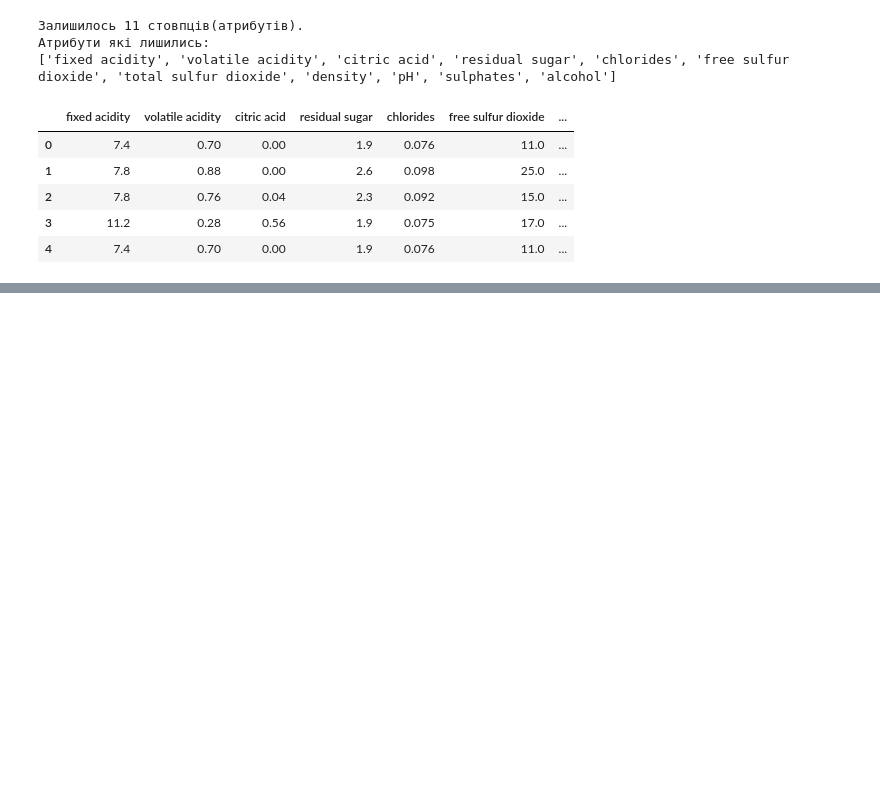
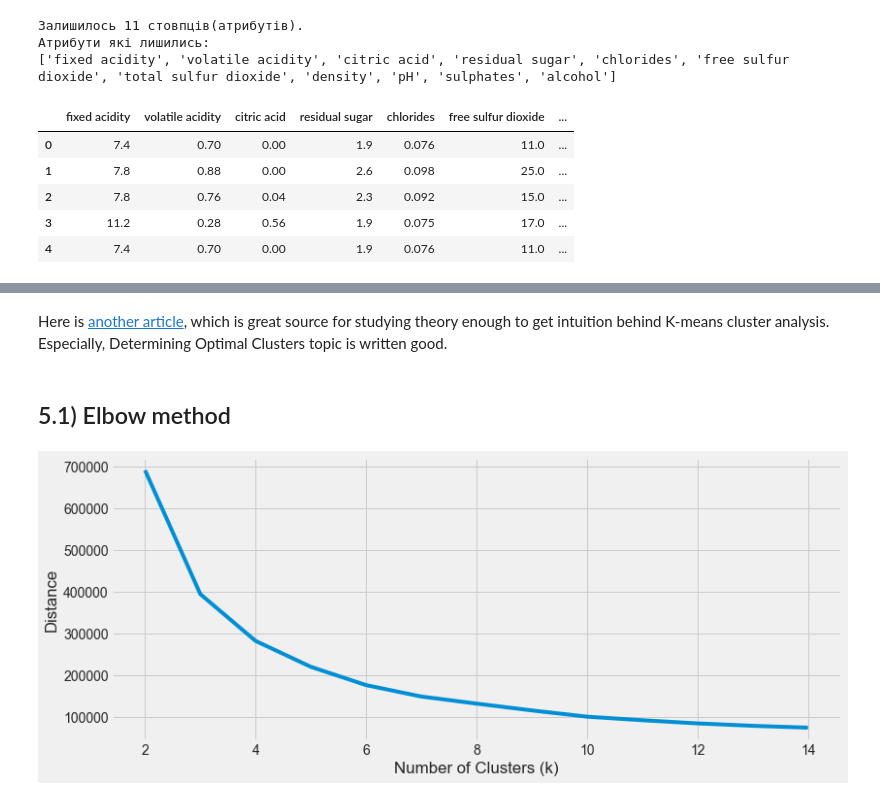
Before and after one commit to kzaho/DataScienceDiaries, a Jupyter notebook: mind_map/algorithms/clustering/k-means/k-means_lab.ipynb, the cells around one changed output, grey strips where cells are left out. Cells and saved outputs as stored; diff of their text form; code cells hidden in the pictures; blank space fills up the shorter version.

Commit message:
Updated k-means lab

```diff
--- a/mind_map/algorithms/clustering/k-means/k-means_lab.ipynb
+++ b/mind_map/algorithms/clustering/k-means/k-means_lab.ipynb
@@ -41,7 +43,7 @@ sklearn.__version__
 # %% [markdown]
 ## 1. Відкрити та зчитати наданий файл з даними.
 # %%
-df = pd.read_csv(r"WQ-R.csv",sep=";")
+df = pd.read_csv(r"data/WQ-R.csv",sep=";")
 # %%
 df.head()
 # %% [output]
@@ -101,12 +101,0 @@ df.head()
-# %%
-inertia, silhouette_scores = [], []
-
-k_values = range(2, 15)
-for k in k_values:
-    kmeans = KMeans(n_clusters=k, random_state=42)
-    kmeans.fit(X)
-    cluster_centers = kmeans.cluster_centers_
-    inertia.append(kmeans.inertia_)
-    labels = kmeans.labels_
-    silhouette_avg = silhouette_score(X, labels)
-    silhouette_scores.append(silhouette_avg)
@@ -155,10 +101,0 @@ plt.show()
-# %%
-from yellowbrick.cluster import KElbowVisualizer
-
-# Instantiate the clustering model and visualizer
-model = KMeans(random_state=42)
-visualizer = KElbowVisualizer(
-    model, k=(2,14), metric='calinski_harabasz', timings=False
-)
-visualizer.fit(X)        # Fit the data to the visualizer
-visualizer.show()
@@ -372,0 +115,19 @@ dtype: float64
+# %% [markdown]
+Here is [another article](https://uc-r.github.io/kmeans_clustering), which is great source for studying theory enough to get intuition behind K-means cluster analysis.
+Especially, Determining Optimal Clusters topic is written good.
+# %% [markdown]
+## 5.1) Elbow method
+# %%
+avg_distance = []
+range_n_clusters = range(2, 15)
+for n_clusters in range_n_clusters:
+    clusterer = KMeans(n_clusters=n_clusters, random_state=42).fit(X)
+    avg_distance.append(clusterer.inertia_)
+
+style.use("fivethirtyeight")
+plt.plot(range_n_clusters, avg_distance)
+plt.xlabel("Number of Clusters (k)")
+plt.ylabel("Distance")
+plt.show()
+# %% [output]
+[figure, added]
```
Also changed, not shown: parts of 57 cells of this notebook, 2 other files.
